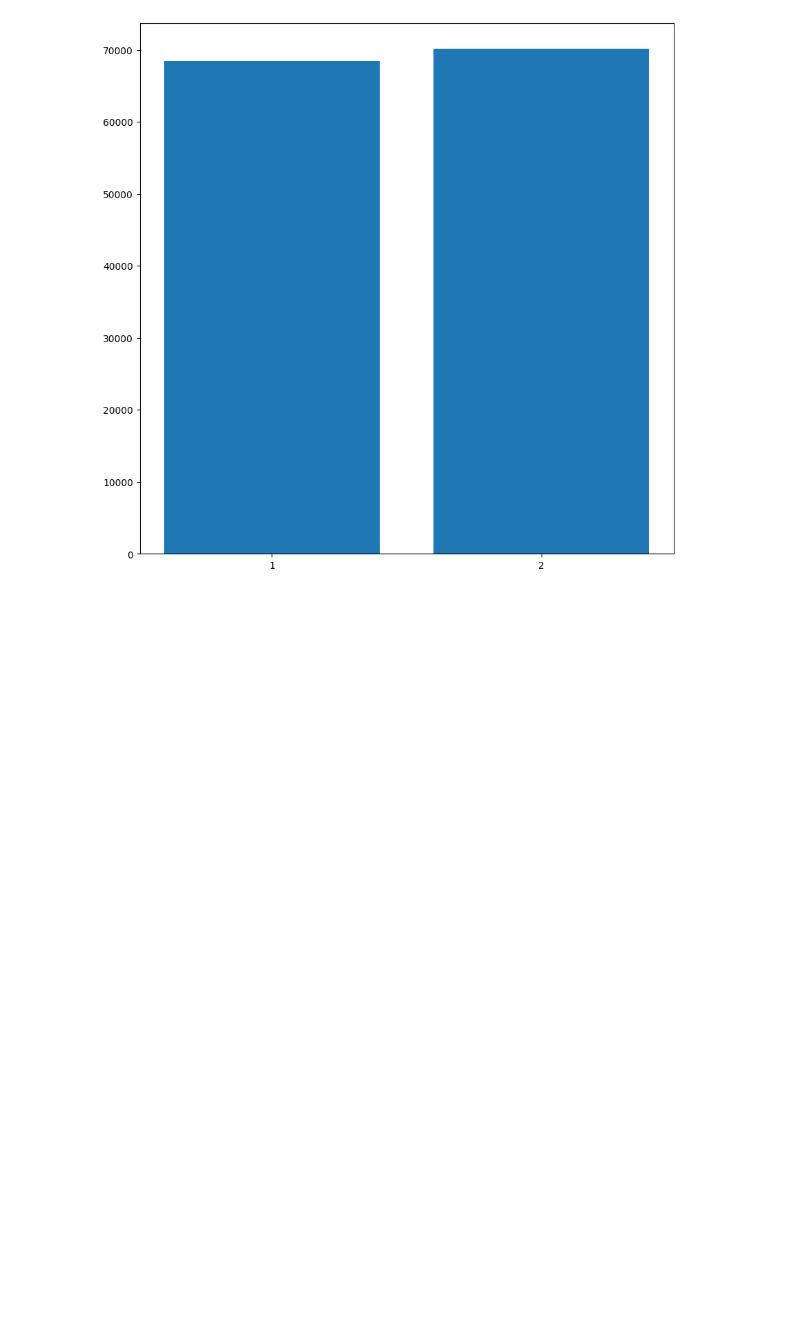
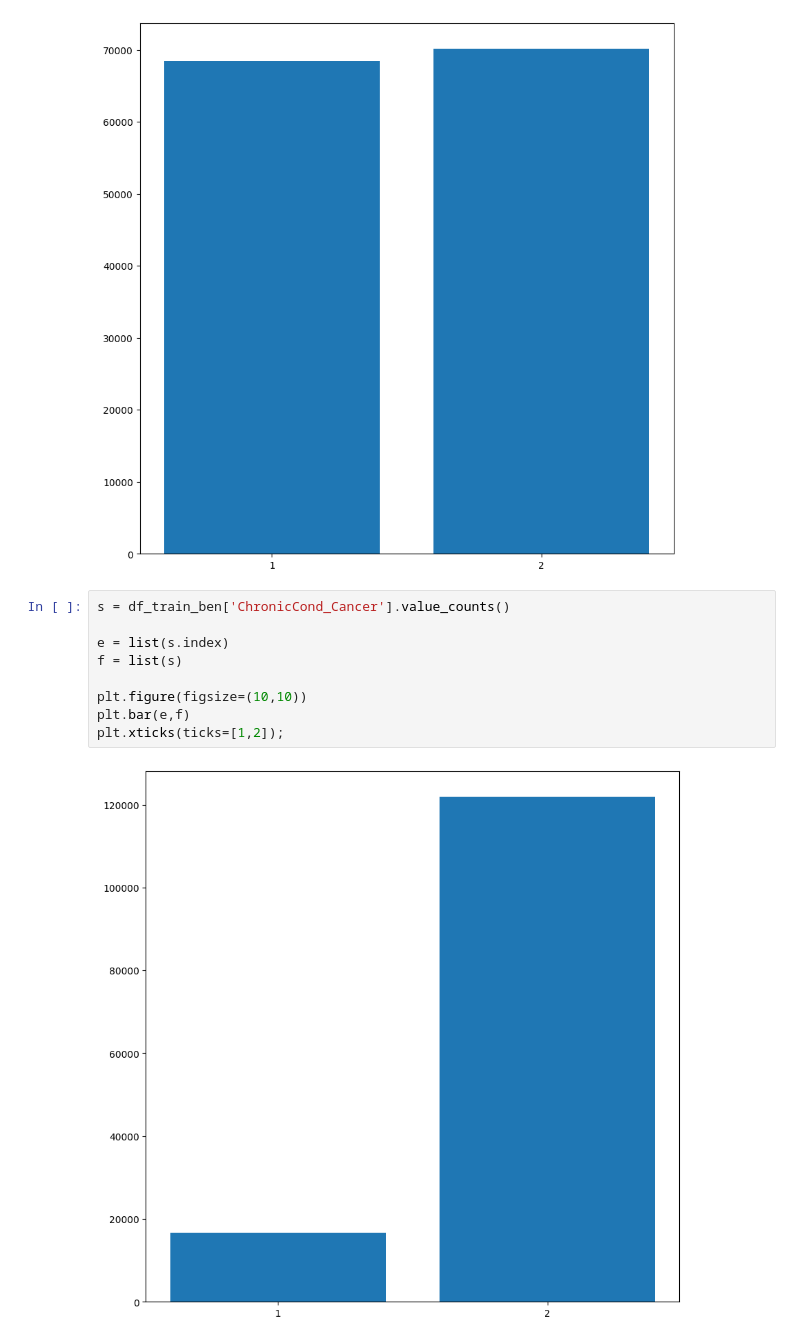
Before and after one commit to dantrainor9/Health-Claims-Fraud, a Jupyter notebook: Health_claims_fraud.ipynb, the cells around one changed output. Saved outputs shown, nothing was run; the diff lists cells and outputs as text; blank space fills up the shorter version.

```diff
--- a/Health_claims_fraud.ipynb
+++ b/Health_claims_fraud.ipynb
@@ -159,3 +159,14 @@ plt.bar(c,d)
 plt.xticks(ticks=[1,2]);
 # %% [output]
 [figure]
+# %%
+s = df_train_ben['ChronicCond_Cancer'].value_counts()
+
+e = list(s.index)
+f = list(s)
+
+plt.figure(figsize=(10,10))
+plt.bar(e,f)
+plt.xticks(ticks=[1,2]);
+# %% [output]
+[figure, added]
```
Also changed, not shown: parts of 1 cell of this notebook.
